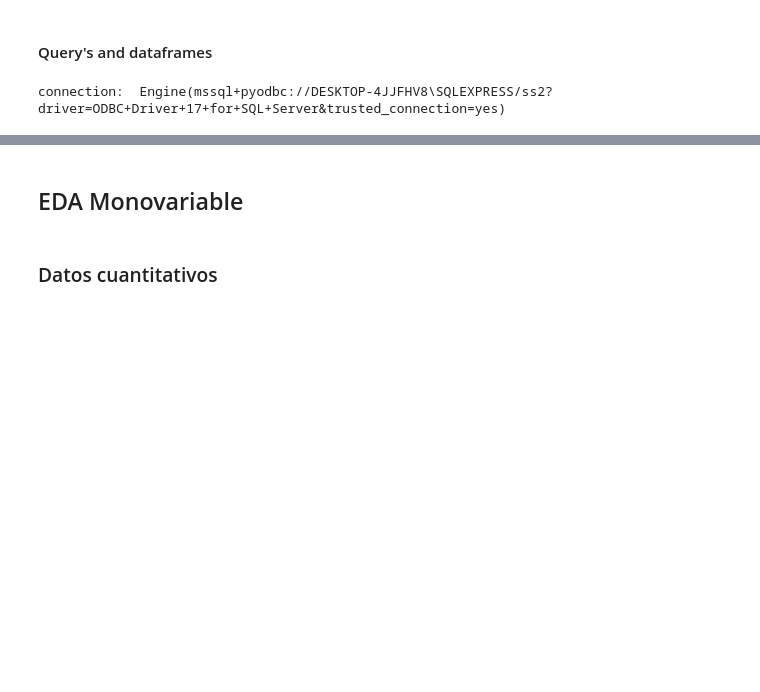
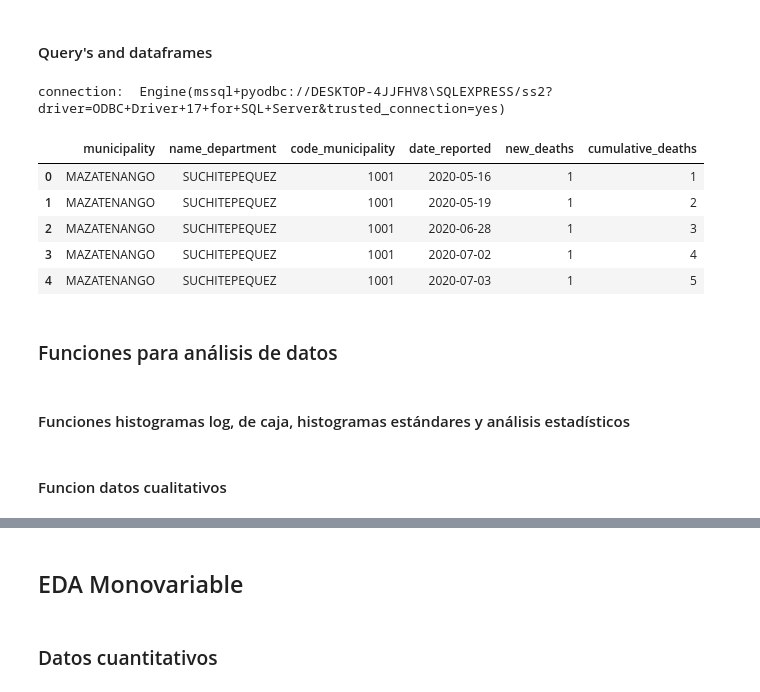
Before and after one commit to Grifiun/Guatemala-COVID19-Data-Analysis, a Jupyter notebook: Fase_2/main.ipynb, the cells around one changed output, grey strips where cells are left out. Saved outputs shown, nothing was run; the diff lists cells and outputs as text; code cells hidden in the pictures; blank space fills up the shorter version.

```diff
--- a/Fase_2/main.ipynb
+++ b/Fase_2/main.ipynb
@@ -106,3 +114,16 @@ df_mdp = df_mdp.drop_duplicates()
 df_mdp_gt_0 = df_mdp_gt_0.drop_duplicates()
 # %% [output]
 connection:  Engine(mssql+pyodbc://DESKTOP-4JJFHV8\SQLEXPRESS/ss2?driver=ODBC+Driver+17+for+SQL+Server&trusted_connection=yes)
+# %%
+df_mdp_gt_0.head()
+# %% [output]
+|  | municipality | name_department | code_municipality | date_reported | new_deaths | cumulative_deaths |
+| 0 | MAZATENANGO | SUCHITEPEQUEZ | 1001 | 2020-05-16 | 1 | 1 |
+| 1 | MAZATENANGO | SUCHITEPEQUEZ | 1001 | 2020-05-19 | 1 | 2 |
+| 2 | MAZATENANGO | SUCHITEPEQUEZ | 1001 | 2020-06-28 | 1 | 3 |
+| 3 | MAZATENANGO | SUCHITEPEQUEZ | 1001 | 2020-07-02 | 1 | 4 |
+| 4 | MAZATENANGO | SUCHITEPEQUEZ | 1001 | 2020-07-03 | 1 | 5 |
+# %% [markdown]
+### Funciones para análisis de datos
+# %% [markdown]
+#### Funciones histogramas log, de caja, histogramas estándares y análisis estadísticos
@@ -108,0 +200,2 @@ connection:  Engine(mssql+pyodbc://DESKTOP-4JJFHV8\SQLEXPRESS/ss2?driver=ODBC+Dr
+# %% [markdown]
+#### Funcion datos cualitativos
```
Also changed, not shown: parts of 42 cells of this notebook.
